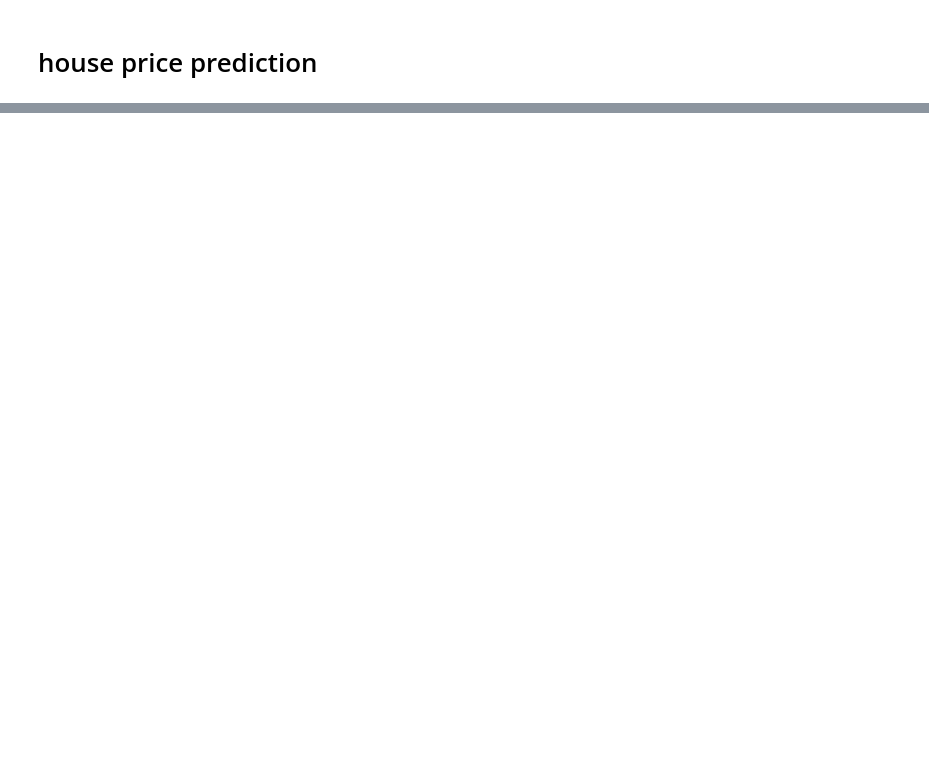
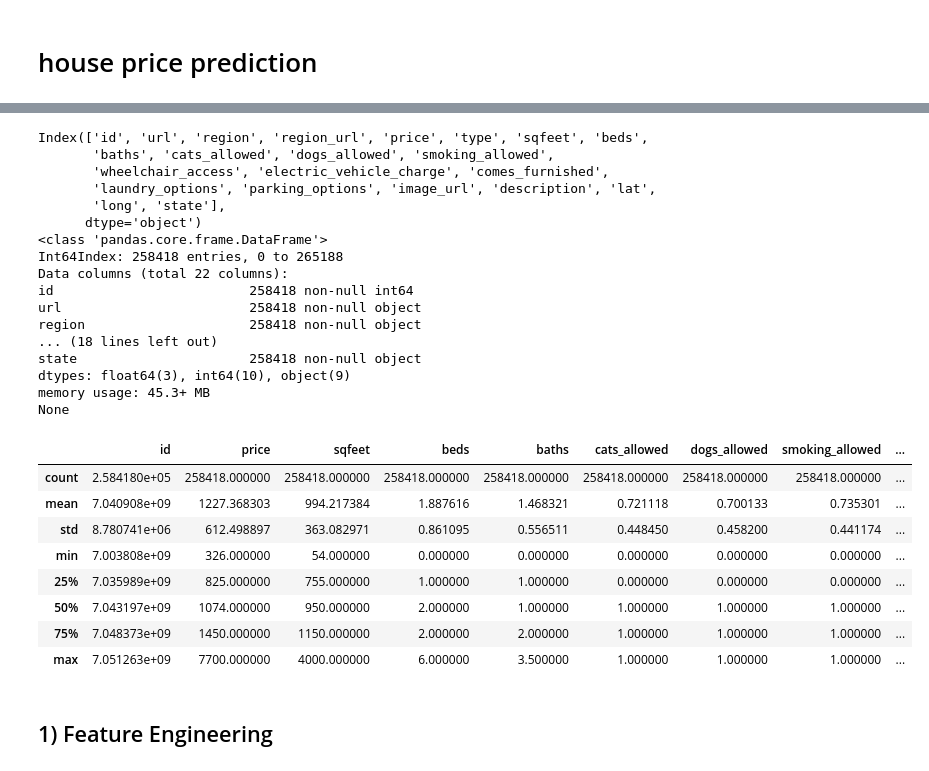
Before and after one commit to blurred-machine/Real-Estate-Rental-Pricing-Prediction-End-to-End-ML-Project, a Jupyter notebook: housepriceprediction.ipynb, the cells around one changed output, grey strips where cells are left out. Cells and saved outputs as stored; diff of their text form; code cells hidden in the pictures; blank space fills up the shorter version.

```diff
--- a/housepriceprediction.ipynb
+++ b/housepriceprediction.ipynb
@@ -234,0 +253,18 @@ laundry_df.head()
+# %%
+from sklearn.neighbors import KNeighborsClassifier
+decide_cols = ["beds", "baths", "cats_allowed", "dogs_allowed",
+               "smoking_allowed", "wheelchair_access", "electric_vehicle_charge",
+               "comes_furnished", "price" ]
+
+X_train = raw_df[decide_cols][raw_df["laundry_options"].isna()==False]
+y_train = raw_df["laundry_options"][raw_df["laundry_options"].isna()==False]
+X_test = raw_df[decide_cols][raw_df["laundry_options"].isna()==True]
+
+neigh = KNeighborsClassifier(n_neighbors=5)
+neigh.fit(X_train, y_train)
+laundry_pred = neigh.predict(X_test)
+print(laundry_pred)
+print(laundry_pred.size)
+
+# filling missing values
+raw_df["laundry_options"][raw_df["laundry_options"].isna()==True] = laundry_pred
@@ -234,0 +303,18 @@ laundry_df.head()
+# %%
+from sklearn.neighbors import KNeighborsClassifier
+decide_cols = ["beds", "baths", "cats_allowed", "dogs_allowed",
+               "smoking_allowed", "wheelchair_access", "electric_vehicle_charge",
+               "comes_furnished", "price" ]
+
+X_train = raw_df[decide_cols][raw_df["parking_options"].isna()==False]
+y_train = raw_df["parking_options"][raw_df["parking_options"].isna()==False]
+X_test = raw_df[decide_cols][raw_df["parking_options"].isna()==True]
+
+neigh = KNeighborsClassifier(n_neighbors=7)
+neigh.fit(X_train, y_train)
+laundry_pred = neigh.predict(X_test)
+print(laundry_pred)
+print(laundry_pred.size)
+
+# filling missing values
+raw_df["parking_options"][raw_df["parking_options"].isna()==True] = laundry_pred
@@ -234,0 +341,3 @@ laundry_df.head()
+# %%
+print(raw_df.isnull().sum())
+raw_df.dropna(inplace=True)
@@ -234,0 +362,34 @@ laundry_df.head()
+# %%
+clean_df = raw_df.copy()
+print(clean_df.columns)
+print(clean_df.info())
+clean_df.describe()
+# %% [output]
+Index(['id', 'url', 'region', 'region_url', 'price', 'type', 'sqfeet', 'beds',
+       'baths', 'cats_allowed', 'dogs_allowed', 'smoking_allowed',
+       'wheelchair_access', 'electric_vehicle_charge', 'comes_furnished',
+       'laundry_options', 'parking_options', 'image_url', 'description', 'lat',
+       'long', 'state'],
+      dtype='object')
+<class 'pandas.core.frame.DataFrame'>
+Int64Index: 258418 entries, 0 to 265188
+Data columns (total 22 columns):
+id                         258418 non-null int64
+url                        258418 non-null object
+region                     258418 non-null object
+... (18 lines left out)
+state                      258418 non-null object
+dtypes: float64(3), int64(10), object(9)
+memory usage: 45.3+ MB
+None
+|  | id | price | sqfeet | beds | baths | cats_allowed | dogs_allowed | smoking_allowed | ... |
+| count | 2.584180e+05 | 258418.000000 | 258418.000000 | 258418.000000 | 258418.000000 | 258418.000000 | 258418.000000 | 258418.000000 | ... |
+| mean | 7.040908e+09 | 1227.368303 | 994.217384 | 1.887616 | 1.468321 | 0.721118 | 0.700133 | 0.735301 | ... |
+| std | 8.780741e+06 | 612.498897 | 363.082971 | 0.861095 | 0.556511 | 0.448450 | 0.458200 | 0.441174 | ... |
+| min | 7.003808e+09 | 326.000000 | 54.000000 | 0.000000 | 0.000000 | 0.000000 | 0.000000 | 0.000000 | ... |
+| 25% | 7.035989e+09 | 825.000000 | 755.000000 | 1.000000 | 1.000000 | 0.000000 | 0.000000 | 0.000000 | ... |
+| 50% | 7.043197e+09 | 1074.000000 | 950.000000 | 2.000000 | 1.000000 | 1.000000 | 1.000000 | 1.000000 | ... |
+| 75% | 7.048373e+09 | 1450.000000 | 1150.000000 | 2.000000 | 2.000000 | 1.000000 | 1.000000 | 1.000000 | ... |
+| max | 7.051263e+09 | 7700.000000 | 4000.000000 | 6.000000 | 3.500000 | 1.000000 | 1.000000 | 1.000000 | ... |
+# %% [markdown]
+## 1) Feature Engineering
```
Also changed, not shown: parts of 109 cells of this notebook, 1 other file.
